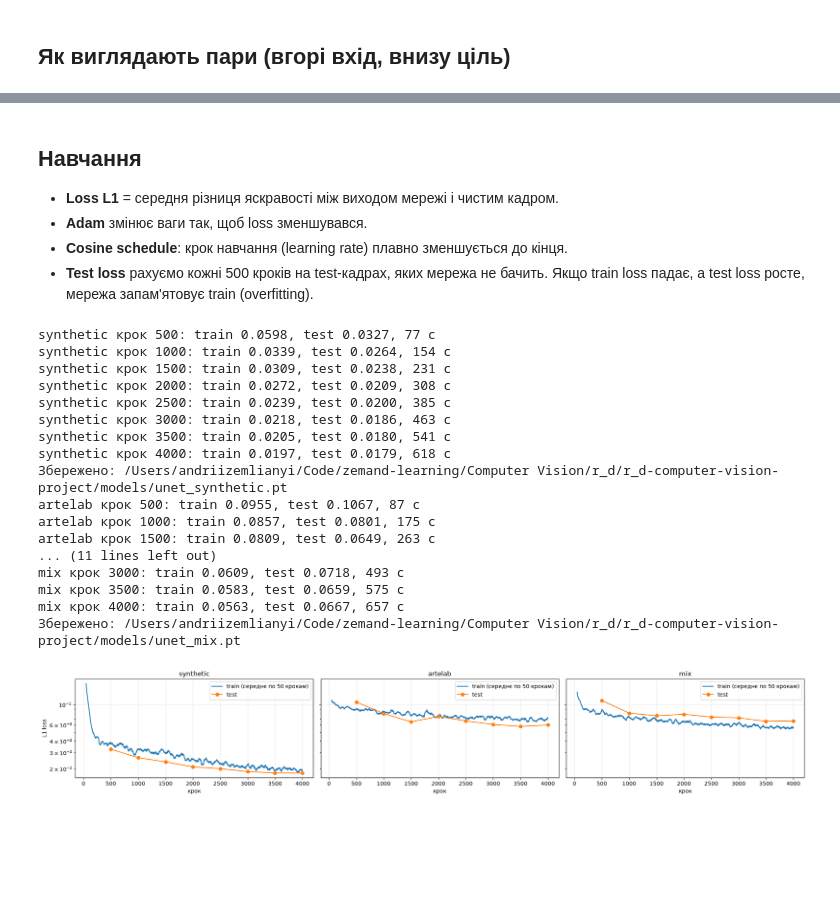
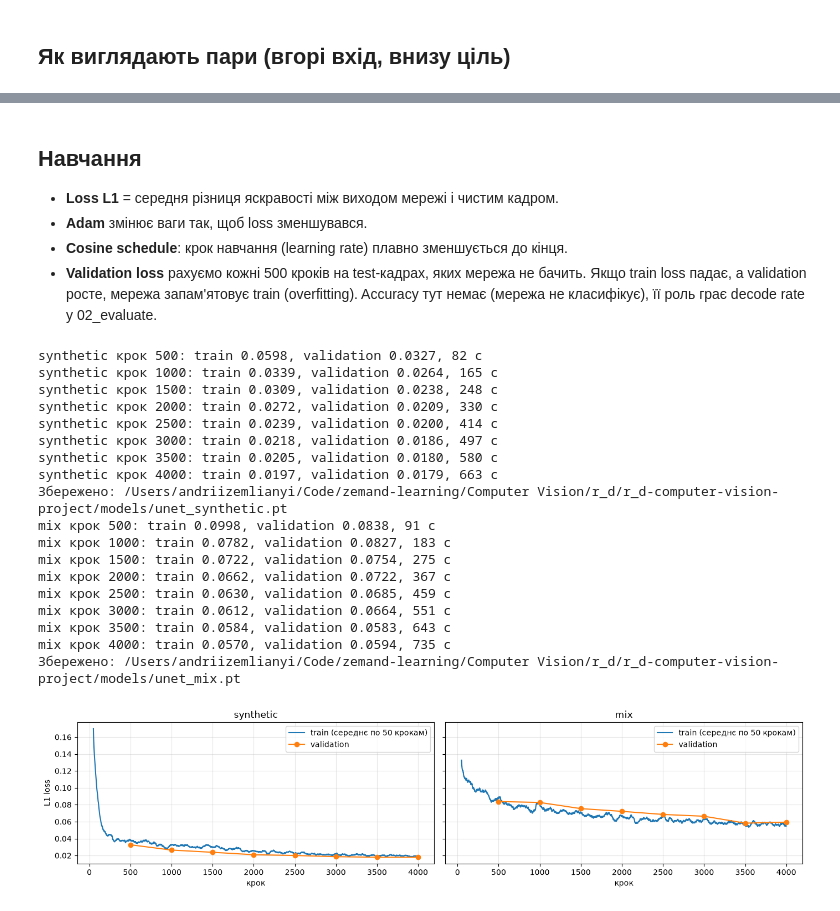
Before and after one commit to zemand/r_d-computer-vision-project, a Jupyter notebook: notebooks/01_train.ipynb, the cells around one changed output, grey strips where cells are left out. Drawn from its saved outputs; the diff is of its cells as text; code cells hidden in the pictures; blank space fills up the shorter version.

```diff
--- a/notebooks/01_train.ipynb
+++ b/notebooks/01_train.ipynb
@@ -73,7 +73,7 @@ mix: train 1735 кадрів (928 кодів), test 87 кадрів (19 коді
 ## Як виглядають пари (вгорі вхід, внизу ціль)
 # %%
 rng = np.random.default_rng(0)
-fig, axes = plt.subplots(6, 8, figsize=(16, 12.5))
+fig, axes = plt.subplots(4, 8, figsize=(16, 8.5))
 for row, name in enumerate(DATASETS):
     inputs, targets = make_training_batch(DATASETS[name][0], 8, rng)
     for i in range(8):
@@ -92,8 +122,9 @@ plt.show()
 - **Loss L1** = середня різниця яскравості між виходом мережі і чистим кадром.
 - **Adam** змінює ваги так, щоб loss зменшувався.
 - **Cosine schedule**: крок навчання (learning rate) плавно зменшується до кінця.
-- **Test loss** рахуємо кожні 500 кроків на test-кадрах, яких мережа не бачить.
-  Якщо train loss падає, а test loss росте, мережа запам'ятовує train (overfitting).
+- **Validation loss** рахуємо кожні 500 кроків на test-кадрах, яких мережа не бачить.
+  Якщо train loss падає, а validation росте, мережа запам'ятовує train (overfitting).
+  Accuracy тут немає (мережа не класифікує), її роль грає decode rate у 02_evaluate.
 # %%
 STEPS = 4000
 BATCH = 32
@@ -102,7 +133,7 @@ loss_fn = torch.nn.L1Loss()
 
 
 @torch.no_grad()
-def test_loss(model, test_part):
+def validation_loss(model, test_part):
     """L1 на 8 фіксованих пачках з test (той самий rng щоразу -> чесне порівняння)."""
     model.eval()
     rng = np.random.default_rng(123)
@@ -122,7 +153,7 @@ for name, (train_part, test_part) in DATASETS.items():
     optimizer = torch.optim.Adam(model.parameters(), lr=1e-3)
     scheduler = torch.optim.lr_scheduler.CosineAnnealingLR(optimizer, T_max=STEPS)
     rng = np.random.default_rng(1)
-    losses, test_losses = [], []
+    losses, val_losses = [], []
     start = time.time()
     model.train()
     for step in range(1, STEPS + 1):
@@ -135,44 +166,52 @@ for name, (train_part, test_part) in DATASETS.items():
         scheduler.step()
         losses.append(loss.item())
         if step % 500 == 0:
-            test_losses.append((step, test_loss(model, test_part)))
+            val_losses.append((step, validation_loss(model, test_part)))
             print(f"{name} крок {step}: train {np.mean(losses[-500:]):.4f}, "
-                  f"test {test_losses[-1][1]:.4f}, {time.time() - start:.0f} с")
+                  f"validation {val_losses[-1][1]:.4f}, {time.time() - start:.0f} с")
     torch.save(model.state_dict(), MODELS / f"unet_{name}.pt")
-    history[name] = (losses, test_losses)
+    history[name] = (losses, val_losses)
     print("Збережено:", MODELS / f"unet_{name}.pt")
+
+# криві для презентації: train (середнє по 500 крокам) і validation кожні 500 кроків
+rows = []
+for name, (losses, val_losses) in history.items():
+    for step, value in val_losses:
+        rows.append({"model": name, "step": step,
+                     "train": np.mean(losses[step - 500:step]), "validation": value})
+pd.DataFrame(rows).to_csv(RESULTS / "training_history.csv", index=False)
 # %% [output]
-synthetic крок 500: train 0.0598, test 0.0327, 77 с
-synthetic крок 1000: train 0.0339, test 0.0264, 154 с
-synthetic крок 1500: train 0.0309, test 0.0238, 231 с
-synthetic крок 2000: train 0.0272, test 0.0209, 308 с
-synthetic крок 2500: train 0.0239, test 0.0200, 385 с
-synthetic крок 3000: train 0.0218, test 0.0186, 463 с
-synthetic крок 3500: train 0.0205, test 0.0180, 541 с
-synthetic крок 4000: train 0.0197, test 0.0179, 618 с
+synthetic крок 500: train 0.0598, validation 0.0327, 82 с
+synthetic крок 1000: train 0.0339, validation 0.0264, 165 с
+synthetic крок 1500: train 0.0309, validation 0.0238, 248 с
+synthetic крок 2000: train 0.0272, validation 0.0209, 330 с
+synthetic крок 2500: train 0.0239, validation 0.0200, 414 с
+synthetic крок 3000: train 0.0218, validation 0.0186, 497 с
+synthetic крок 3500: train 0.0205, validation 0.0180, 580 с
+synthetic крок 4000: train 0.0197, validation 0.0179, 663 с
 Збережено: /Users/andriizemlianyi/Code/zemand-learning/Computer Vision/r_d/r_d-computer-vision-project/models/unet_synthetic.pt
-artelab крок 500: train 0.0955, test 0.1067, 87 с
-artelab крок 1000: train 0.0857, test 0.0801, 175 с
-artelab крок 1500: train 0.0809, test 0.0649, 263 с
-... (11 lines left out)
-mix крок 3000: train 0.0609, test 0.0718, 493 с
-mix крок 3500: train 0.0583, test 0.0659, 575 с
-mix крок 4000: train 0.0563, test 0.0667, 657 с
+mix крок 500: train 0.0998, validation 0.0838, 91 с
+mix крок 1000: train 0.0782, validation 0.0827, 183 с
+mix крок 1500: train 0.0722, validation 0.0754, 275 с
+mix крок 2000: train 0.0662, validation 0.0722, 367 с
+mix крок 2500: train 0.0630, validation 0.0685, 459 с
+mix крок 3000: train 0.0612, validation 0.0664, 551 с
+mix крок 3500: train 0.0584, validation 0.0583, 643 с
+mix крок 4000: train 0.0570, validation 0.0594, 735 с
 Збережено: /Users/andriizemlianyi/Code/zemand-learning/Computer Vision/r_d/r_d-computer-vision-project/models/unet_mix.pt
 # %%
-fig, axes = plt.subplots(1, 3, figsize=(20, 3.5), sharey=True)
-for ax, (name, (losses, test_losses)) in zip(axes, history.items()):
+fig, axes = plt.subplots(1, 2, figsize=(14, 3.5), sharey=True)
+for ax, (name, (losses, val_losses)) in zip(axes, history.items()):
     ax.plot(pd.Series(losses).rolling(50).mean(), label="train (середнє по 50 крокам)")
-    steps, values = zip(*test_losses)
-    ax.plot(steps, values, "o-", label="test")
+    steps, values = zip(*val_losses)
+    ax.plot(steps, values, "o-", label="validation")
     ax.set_title(name)
     ax.set_xlabel("крок")
-    ax.set_yscale("log")
     ax.grid(alpha=0.3)
     ax.legend()
 axes[0].set_ylabel("L1 loss")
 plt.tight_layout()
 plt.savefig(RESULTS / "fig_training.png", dpi=100)
 plt.show()
 # %% [output]
-[figure, old version]
+[figure, new version]
```
Also changed, not shown: parts of 5 cells of this notebook, 15 other files.
